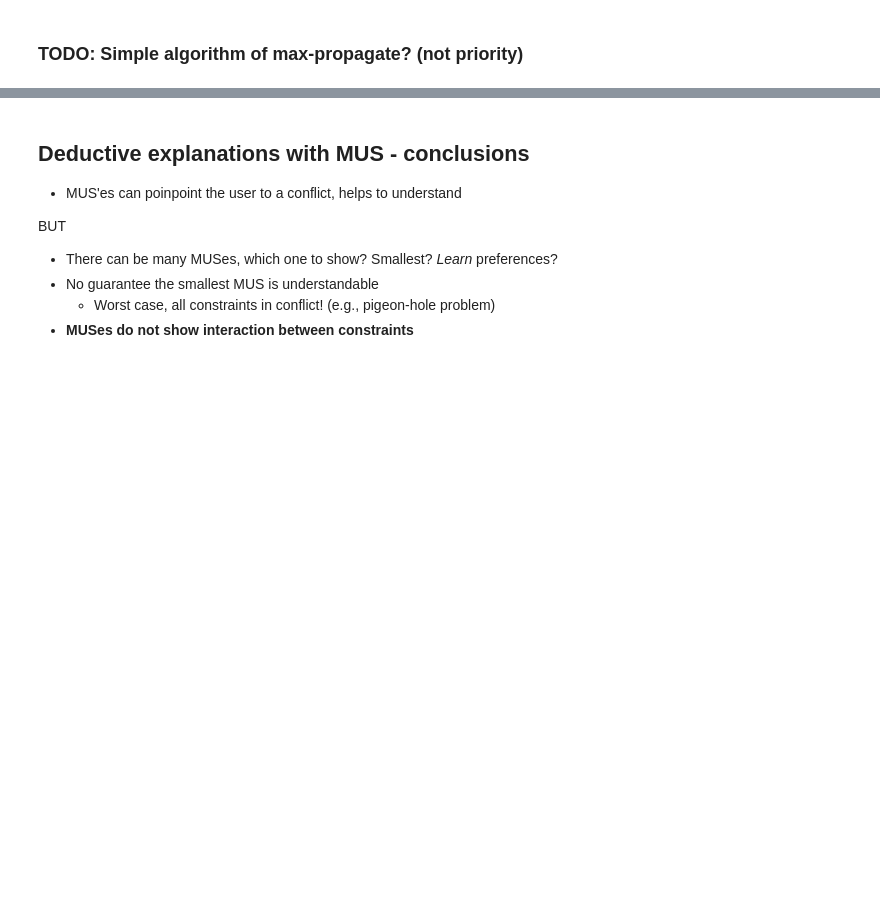
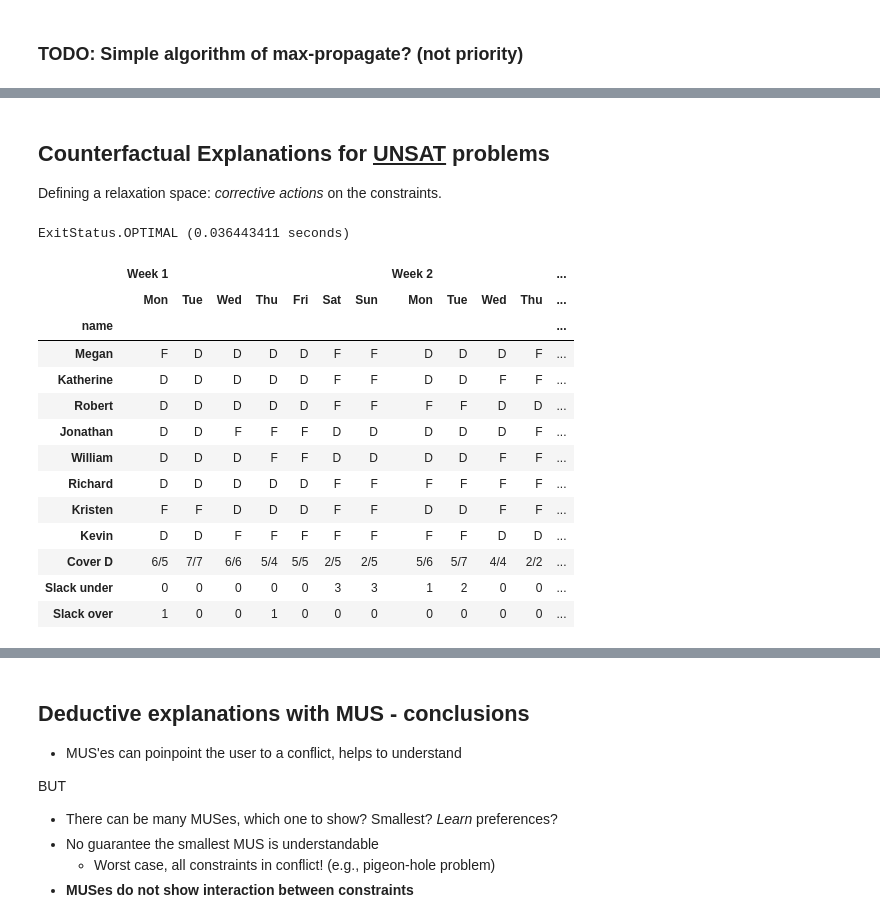
Before and after one commit to IgnaceBleukx/Tutorial-Derivatives, a Jupyter notebook: tias-acp-school24.ipynb, the cells around one changed output, grey strips where cells are left out. Cells and saved outputs as stored; diff of their text form; code cells hidden in the pictures; blank space fills up the shorter version.

```diff
--- a/tias-acp-school24.ipynb
+++ b/tias-acp-school24.ipynb
@@ -609,0 +833,4 @@ A framework for step-wise explaining how to solve constraint satisfaction proble
+# %%
+# any MUS
+subset = cpmpy.tools.explain.mus(model.constraints)
+visualize_constraints(subset, nurse_view, factory)
@@ -609,0 +1185,31 @@ A framework for step-wise explaining how to solve constraint satisfaction proble
+# %% [markdown]
+## Counterfactual Explanations for <u>UNSAT</u> problems
+
+Defining a relaxation space: <i>corrective actions</i> on the constraints.
+# %%
+slack_model, slack_nurse_view, slack_under, slack_over = factory.get_slack_model()  # CMPpy Model
+slack_model.minimize(10*cp.max(slack_under) + cp.sum(slack_under) + 0.1*cp.sum(slack_over)) # minimize global violation
+slack_model.solve()
+print(slack_model.status())
+# %% [output]
+ExitStatus.OPTIMAL (0.036443411 seconds)
+# %%
+style = visualize(slack_nurse_view.value(), factory, highlight_cover=True)
+style.data.loc["Slack under"] = list(slack_under.value()) + [" "]
+style.data.loc["Slack over"] = list(slack_over.value()) + [" "]
+display(style)
+# %% [output]
+|  | Week 1 |  |  |  |  |  |  | Week 2 |  |  |  | ... |
+|  | Mon | Tue | Wed | Thu | Fri | Sat | Sun | Mon | Tue | Wed | Thu | ... |
+| name |  |  |  |  |  |  |  |  |  |  |  | ... |
+| Megan | F | D | D | D | D | F | F | D | D | D | F | ... |
+| Katherine | D | D | D | D | D | F | F | D | D | F | F | ... |
+| Robert | D | D | D | D | D | F | F | F | F | D | D | ... |
+| Jonathan | D | D | F | F | F | D | D | D | D | D | F | ... |
+| William | D | D | D | F | F | D | D | D | D | F | F | ... |
+| Richard | D | D | D | D | D | F | F | F | F | F | F | ... |
+| Kristen | F | F | D | D | D | F | F | D | D | F | F | ... |
+| Kevin | D | D | F | F | F | F | F | F | F | D | D | ... |
+| Cover D | 6/5 | 7/7 | 6/6 | 5/4 | 5/5 | 2/5 | 2/5 | 5/6 | 5/7 | 4/4 | 2/2 | ... |
+| Slack under | 0 | 0 | 0 | 0 | 0 | 3 | 3 | 1 | 2 | 0 | 0 | ... |
+| Slack over | 1 | 0 | 0 | 1 | 0 | 0 | 0 | 0 | 0 | 0 | 0 | ... |
```
Also changed, not shown: parts of 104 cells of this notebook, 3 other files.
